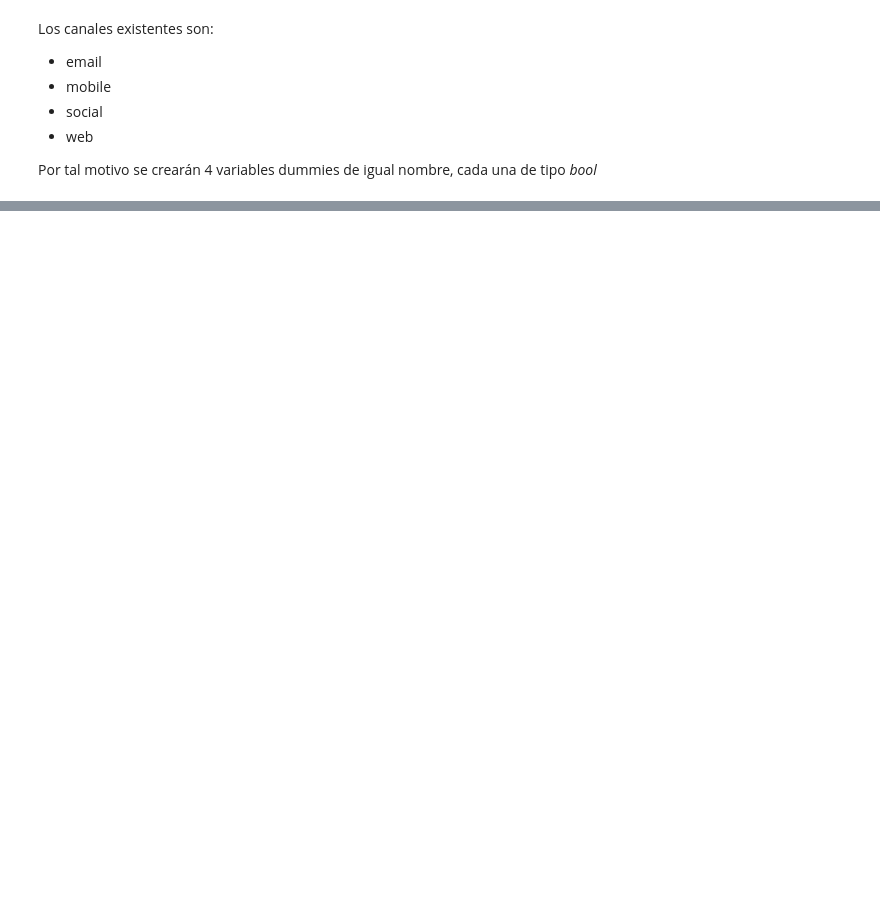
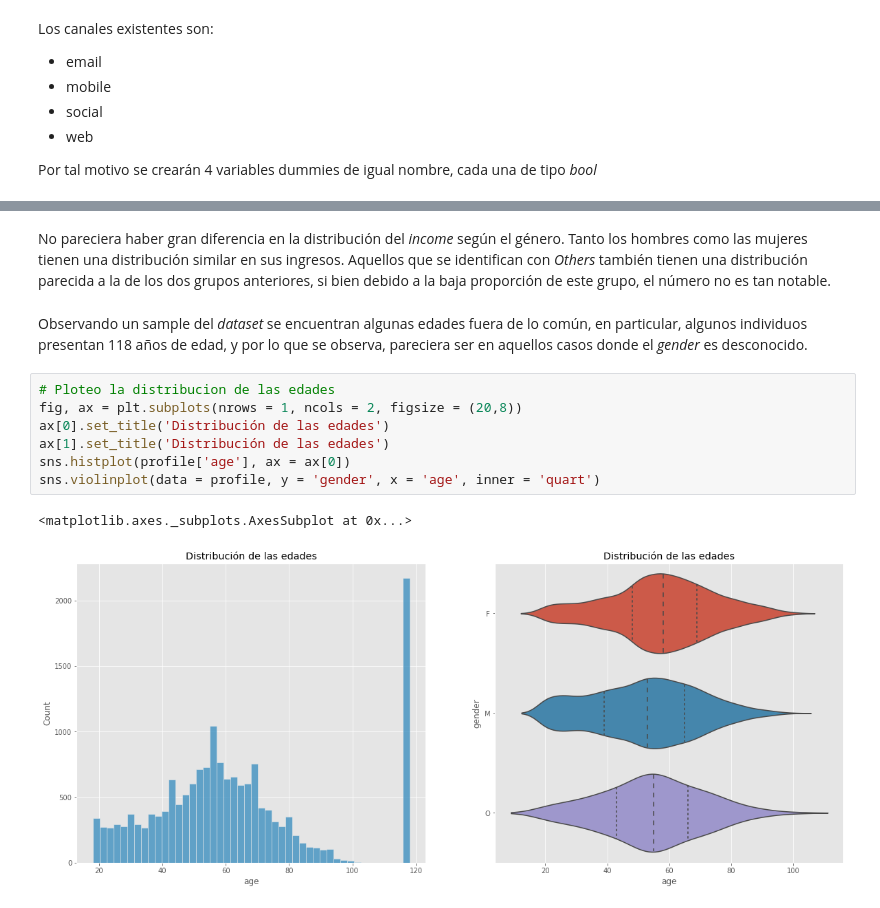
Before and after one commit to EmilianoLS/Data-Science, a Jupyter notebook: Starbucks_KMeans/starbucks_segment_analysis.ipynb, the cells around one changed output, grey strips where cells are left out. Drawn from its saved outputs; the diff is of its cells as text; blank space fills up the shorter version.

```diff
--- a/Starbucks_KMeans/starbucks_segment_analysis.ipynb
+++ b/Starbucks_KMeans/starbucks_segment_analysis.ipynb
@@ -101,0 +203,14 @@ for i in range(len(portfolio)):
+# %% [markdown]
+No pareciera haber gran diferencia en la distribución del *income* según el género. Tanto los hombres como las mujeres tienen una distribución similar en sus ingresos. Aquellos que se identifican con *Others* también tienen una distribución parecida a la de los dos grupos anteriores, si bien debido a la baja proporción de este grupo, el número no es tan notable.
+# %% [markdown]
+Observando un sample del *dataset* se encuentran algunas edades fuera de lo común, en particular, algunos individuos presentan 118 años de edad, y por lo que se observa, pareciera ser en aquellos casos donde el *gender* es desconocido.
+# %%
+# Ploteo la distribucion de las edades
+fig, ax = plt.subplots(nrows = 1, ncols = 2, figsize = (20,8))
+ax[0].set_title('Distribución de las edades')
+ax[1].set_title('Distribución de las edades')
+sns.histplot(profile['age'], ax = ax[0])
+sns.violinplot(data = profile, y = 'gender', x = 'age', inner = 'quart')
+# %% [output]
+<matplotlib.axes._subplots.AxesSubplot at 0x...>
+[figure, added]
```
Also changed, not shown: parts of 28 cells of this notebook.
